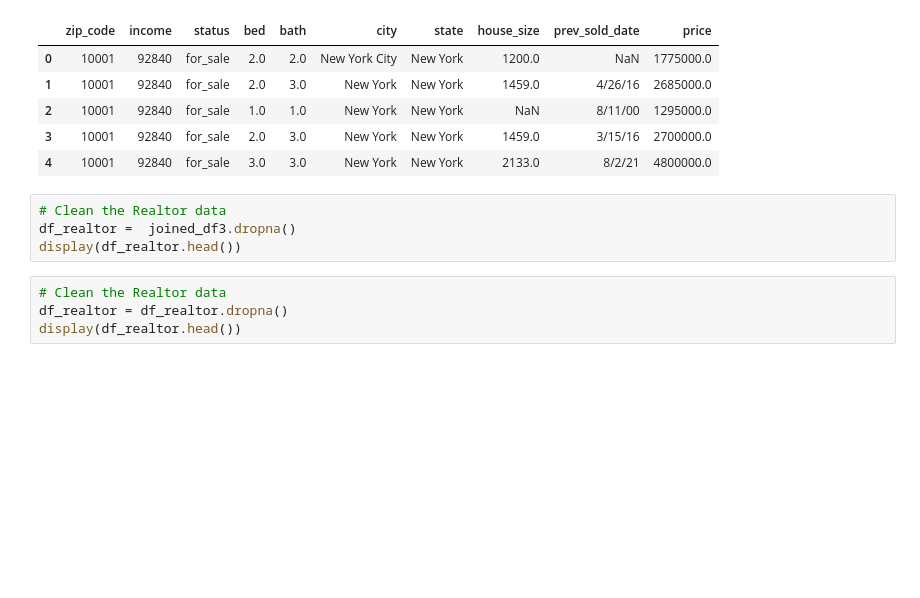
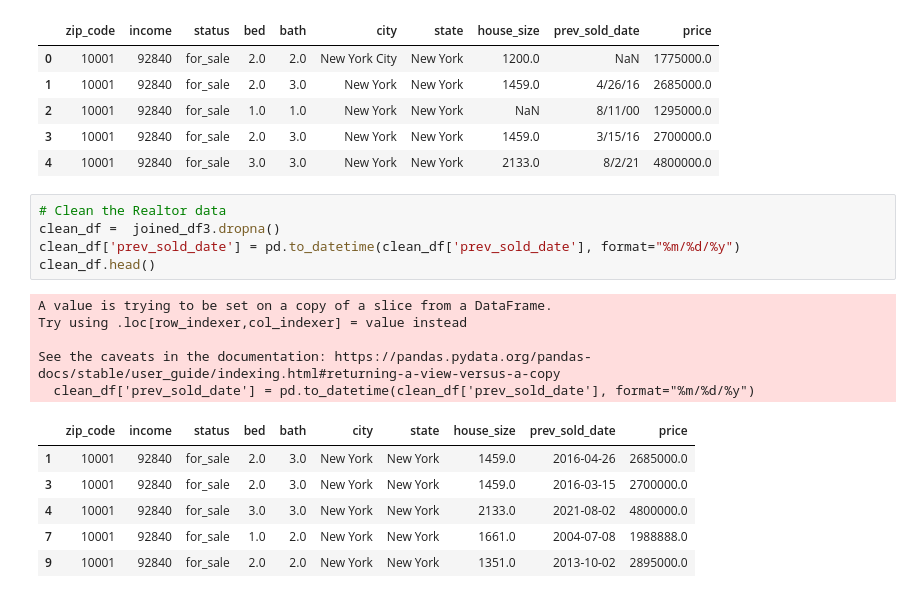
Before and after one commit to RE-Price-Predictor/ml-predictor, a Jupyter notebook: RE-Price-Predictor.ipynb, the cells around one changed output. Cells and saved outputs as stored; diff of their text form; blank space fills up the shorter version.

```diff
--- a/RE-Price-Predictor.ipynb
+++ b/RE-Price-Predictor.ipynb
@@ -69,9 +69,18 @@ joined_df3.head()
 | 4 | 10001 | 92840 | for_sale | 3.0 | 3.0 | New York | New York | 2133.0 | 8/2/21 | 4800000.0 |
 # %%
 # Clean the Realtor data
-df_realtor =  joined_df3.dropna()
-display(df_realtor.head())
+clean_df =  joined_df3.dropna()
+clean_df['prev_sold_date'] = pd.to_datetime(clean_df['prev_sold_date'], format="%m/%d/%y")
+clean_df.head()
+# %% [output]
+A value is trying to be set on a copy of a slice from a DataFrame.
+Try using .loc[row_indexer,col_indexer] = value instead
+
+See the caveats in the documentation: https://pandas.pydata.org/pandas-docs/stable/user_guide/indexing.html#returning-a-view-versus-a-copy
+  clean_df['prev_sold_date'] = pd.to_datetime(clean_df['prev_sold_date'], format="%m/%d/%y")
+|  | zip_code | income | status | bed | bath | city | state | house_size | prev_sold_date | price |
+| 1 | 10001 | 92840 | for_sale | 2.0 | 3.0 | New York | New York | 1459.0 | 2016-04-26 | 2685000.0 |
+| 3 | 10001 | 92840 | for_sale | 2.0 | 3.0 | New York | New York | 1459.0 | 2016-03-15 | 2700000.0 |
+| 4 | 10001 | 92840 | for_sale | 3.0 | 3.0 | New York | New York | 2133.0 | 2021-08-02 | 4800000.0 |
+| 7 | 10001 | 92840 | for_sale | 1.0 | 2.0 | New York | New York | 1661.0 | 2004-07-08 | 1988888.0 |
+| 9 | 10001 | 92840 | for_sale | 2.0 | 2.0 | New York | New York | 1351.0 | 2013-10-02 | 2895000.0 |
-# %%
-# Clean the Realtor data
-df_realtor = df_realtor.dropna()
-display(df_realtor.head())
```
Also changed, not shown: parts of 12 cells of this notebook, 1 other file.
